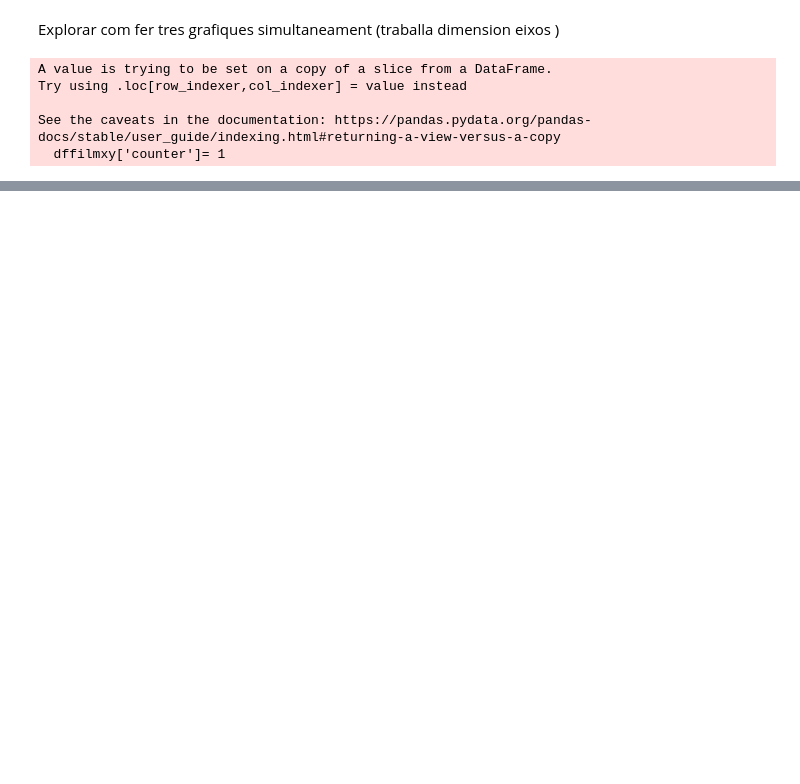
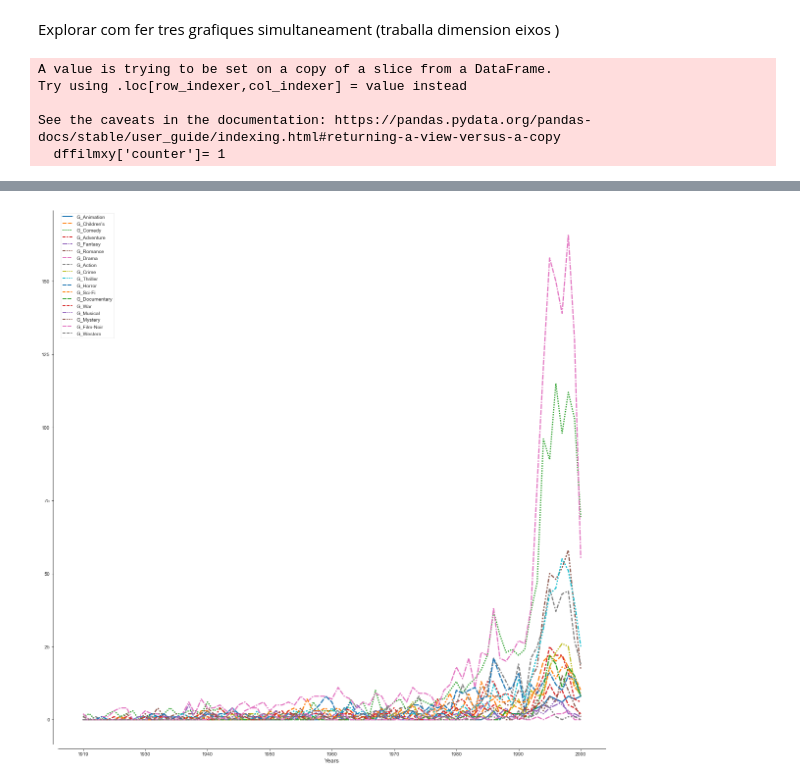
Before and after one commit to AntonSLBCN/Jupyter_sprint_4_tasca6a, a Jupyter notebook: Jupyter_sprint_4_tasca6_A.ipynb, the cells around one changed output, grey strips where cells are left out. Saved outputs shown, nothing was run; the diff lists cells and outputs as text; code cells hidden in the pictures; blank space fills up the shorter version.

```diff
--- a/Jupyter_sprint_4_tasca6_A.ipynb
+++ b/Jupyter_sprint_4_tasca6_A.ipynb
@@ -585,0 +592,12 @@ sns.despine(offset=10, trim=True)
+# %%
+dfyear = movies_definitiu.iloc[ : , 3:23]
+# %%
+fig3 = plt.figure(figsize=(20,20))
+fig3.tight_layout()
+axfig3=fig3.add_subplot(1, 1, 1)
+#sns.lineplot(data=data, palette="tab10", linewidth=2.5)
+sns.lineplot(data=dfyear, palette="tab10", linewidth=2.5)
+axfig3.set_xticks(axfig3.get_xticks()[::10])
+sns.despine(offset=10)
+# %% [output]
+[figure, added]
```
Also changed, not shown: parts of 6 cells of this notebook.
